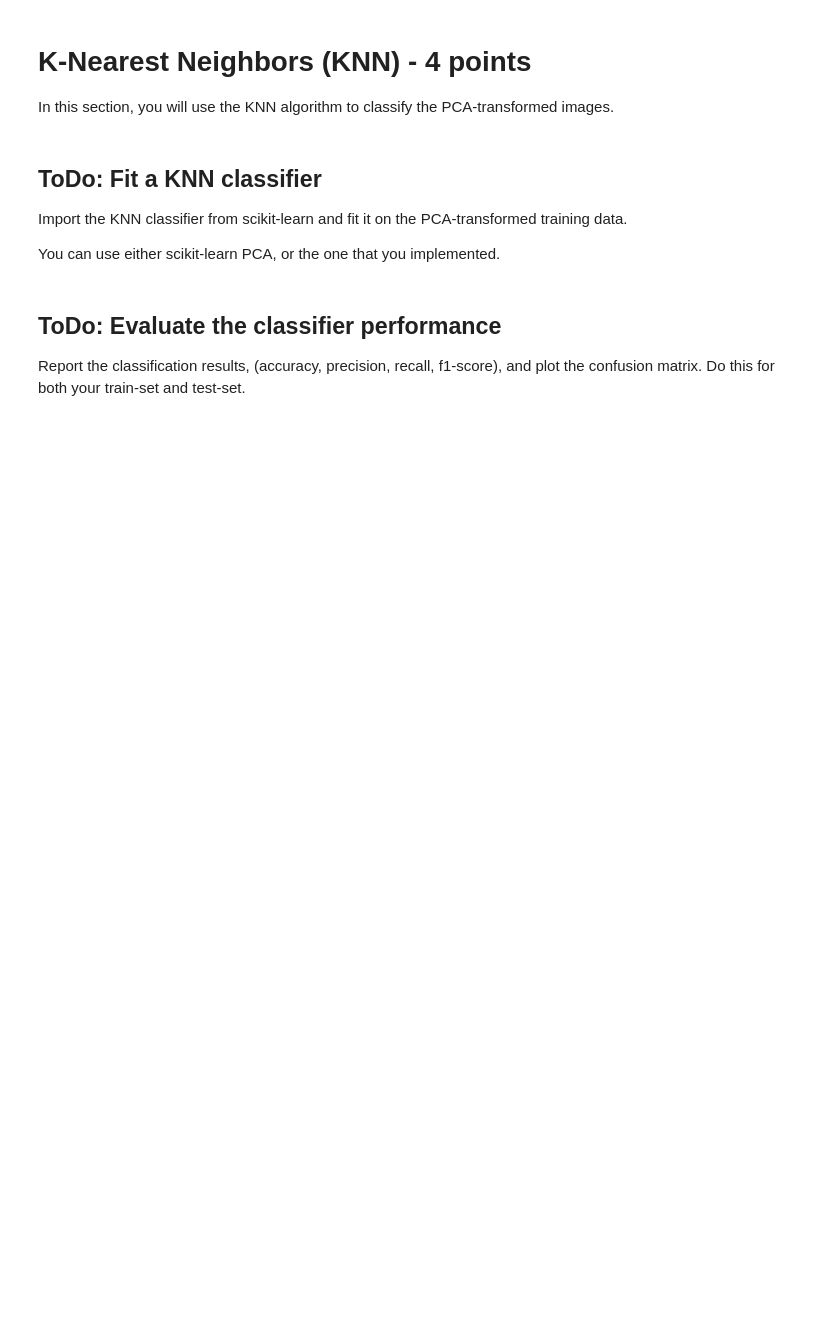
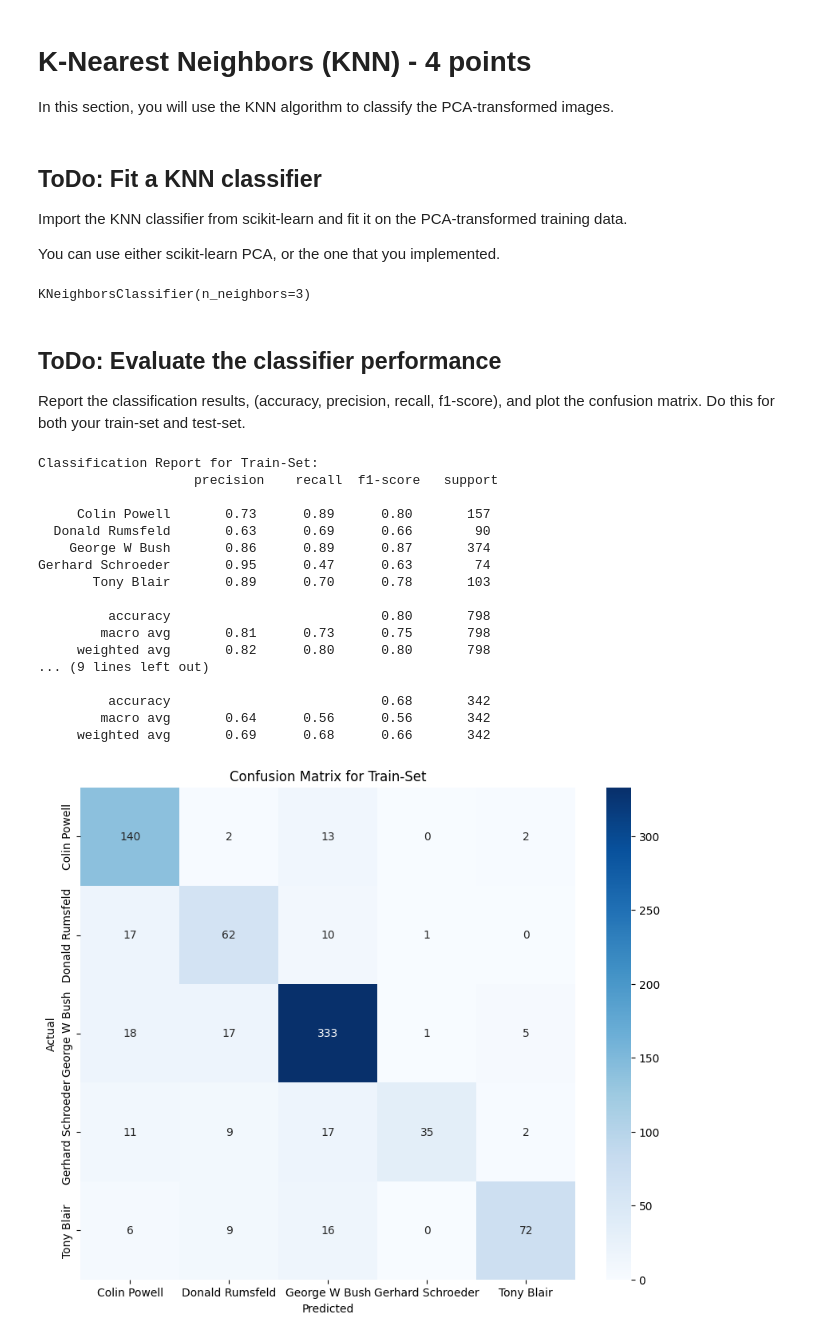
Before and after one commit to Jasonic121/EECE568, a Jupyter notebook: EECE568_Assignment1/DimensionalityReductionClassification.ipynb, the cells around one changed output. Saved outputs shown, nothing was run; the diff lists cells and outputs as text; code cells hidden in the pictures; blank space fills up the shorter version.

```diff
--- a/EECE568_Assignment1/DimensionalityReductionClassification.ipynb
+++ b/EECE568_Assignment1/DimensionalityReductionClassification.ipynb
@@ -188,9 +202,23 @@ Now, implement PCA from the scratch. For this section, you are not allowed to us
 ### ToDo: PCA Transform
 # %%
 # ToDo: Project the data onto the top-100 principal components
+n_components = 100
+X_train_pca_custom = X_train_normalized.dot(eigenvectors[:, :n_components])
 
 # ToDo: Reconstruct the data to the original space
+X_train_recon_custom = X_train_pca_custom.dot(eigenvectors[:, :n_components].T) * std + mean
 
 # ToDo: Calculate the reconstruction RMSE for train-set and test-set
+def get_rmse(original, reconstructed):
+    return np.sqrt(((original - reconstructed) ** 2).mean())
 
 # ToDo: Compare your results with PCA from scikit-learn
+X_train_rmse_custom = get_rmse(X_train_normalized, X_train_recon_custom)
+print("RMSE reconstruction for train-set:", X_train_rmse_custom)
+
+# Repeat the same steps for the test-set if needed
+X_test_normalized = (X_test - mean) / std
+X_test_pca_custom = X_test_normalized.dot(eigenvectors[:, :n_components])
+X_test_recon_custom = X_test_pca_custom.dot(eigenvectors[:, :n_components].T) * std + mean
+X_test_rmse_custom = get_rmse(X_test_normalized, X_test_recon_custom)
+print("RMSE reconstruction for test-set:", X_test_rmse_custom)
@@ -204,8 +235,13 @@ Import the KNN classifier from scikit-learn and fit it on the PCA-transformed tr
 You can use either scikit-learn PCA, or the one that you implemented.
 # %%
 # ToDo: Import the KNN classifier
+from sklearn.neighbors import KNeighborsClassifier
 
 # ToDo: Fit the classifier
+knn_classifier = KNeighborsClassifier(n_neighbors=3)  # You can choose the number of neighbors
+knn_classifier.fit(X_train_pca_custom, y_train)
+# %% [output]
+KNeighborsClassifier(n_neighbors=3)
 # %% [markdown]
 ## ToDo: Evaluate the classifier performance
 Report the classification results, (accuracy, precision, recall, f1-score), and plot the confusion matrix. Do this for both your train-set and test-set.
@@ -219,0 +248,52 @@ Report the classification results, (accuracy, precision, recall, f1-score), and
+# %%
+from sklearn.metrics import classification_report, confusion_matrix
+import seaborn as sns
+
+# ToDo: Derive the predictions using the classifier
+y_train_pred = knn_classifier.predict(X_train_pca_custom)
+y_test_pred = knn_classifier.predict(X_test_pca_custom)
+
+# ToDo: Report accuracy, precision, recall, and f1-score for train-set
+train_classification_report = classification_report(y_train, y_train_pred, target_names=target_names)
+print("Classification Report for Train-Set:\n", train_classification_report)
+
+# ToDo: Report accuracy, precision, recall, and f1-score for test-set
+test_classification_report = classification_report(y_test, y_test_pred, target_names=target_names)
+print("Classification Report for Test-Set:\n", test_classification_report)
+
+# ToDo: Plot the confusion matrix for train-set
+train_confusion_matrix = confusion_matrix(y_train, y_train_pred)
+plt.figure(figsize=(10, 8))
+sns.heatmap(train_confusion_matrix, annot=True, fmt='d', cmap='Blues', xticklabels=target_names, yticklabels=target_names)
+plt.xlabel('Predicted')
+plt.ylabel('Actual')
+plt.title('Confusion Matrix for Train-Set')
+plt.show()
+
+# ToDo: Plot the confusion matrix for test-set
+test_confusion_matrix = confusion_matrix(y_test, y_test_pred)
+plt.figure(figsize=(10, 8))
+sns.heatmap(test_confusion_matrix, annot=True, fmt='d', cmap='Blues', xticklabels=target_names, yticklabels=target_names)
+plt.xlabel('Predicted')
+plt.ylabel('Actual')
+plt.title('Confusion Matrix for Test-Set')
+plt.show()
+# %% [output]
+Classification Report for Train-Set:
+                    precision    recall  f1-score   support
+
+     Colin Powell       0.73      0.89      0.80       157
+  Donald Rumsfeld       0.63      0.69      0.66        90
+    George W Bush       0.86      0.89      0.87       374
+Gerhard Schroeder       0.95      0.47      0.63        74
+       Tony Blair       0.89      0.70      0.78       103
+
+         accuracy                           0.80       798
+        macro avg       0.81      0.73      0.75       798
+     weighted avg       0.82      0.80      0.80       798
+... (9 lines left out)
+
+         accuracy                           0.68       342
+        macro avg       0.64      0.56      0.56       342
+     weighted avg       0.69      0.68      0.66       342
+[figure, added]
```
Also changed, not shown: parts of 13 cells of this notebook.
